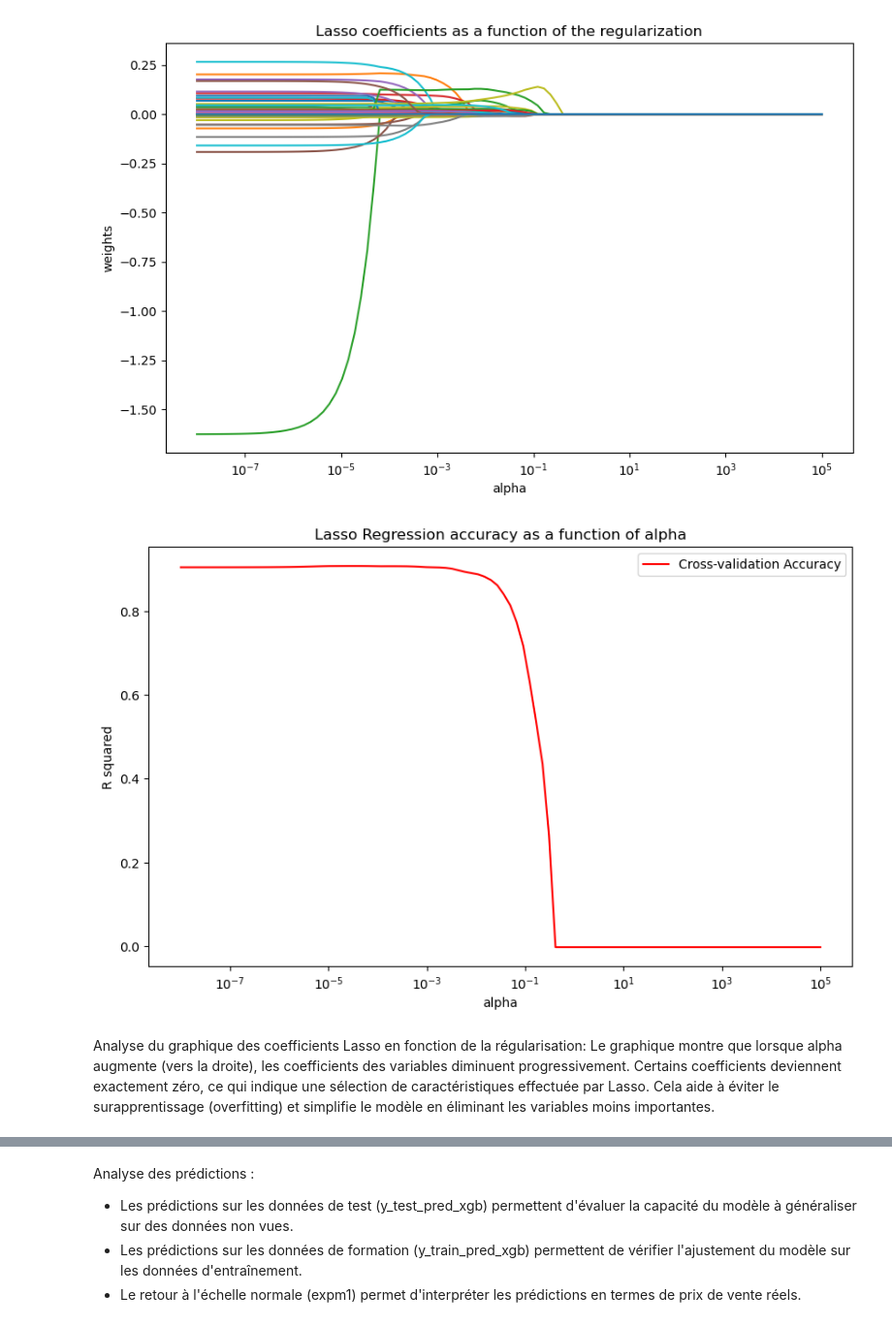
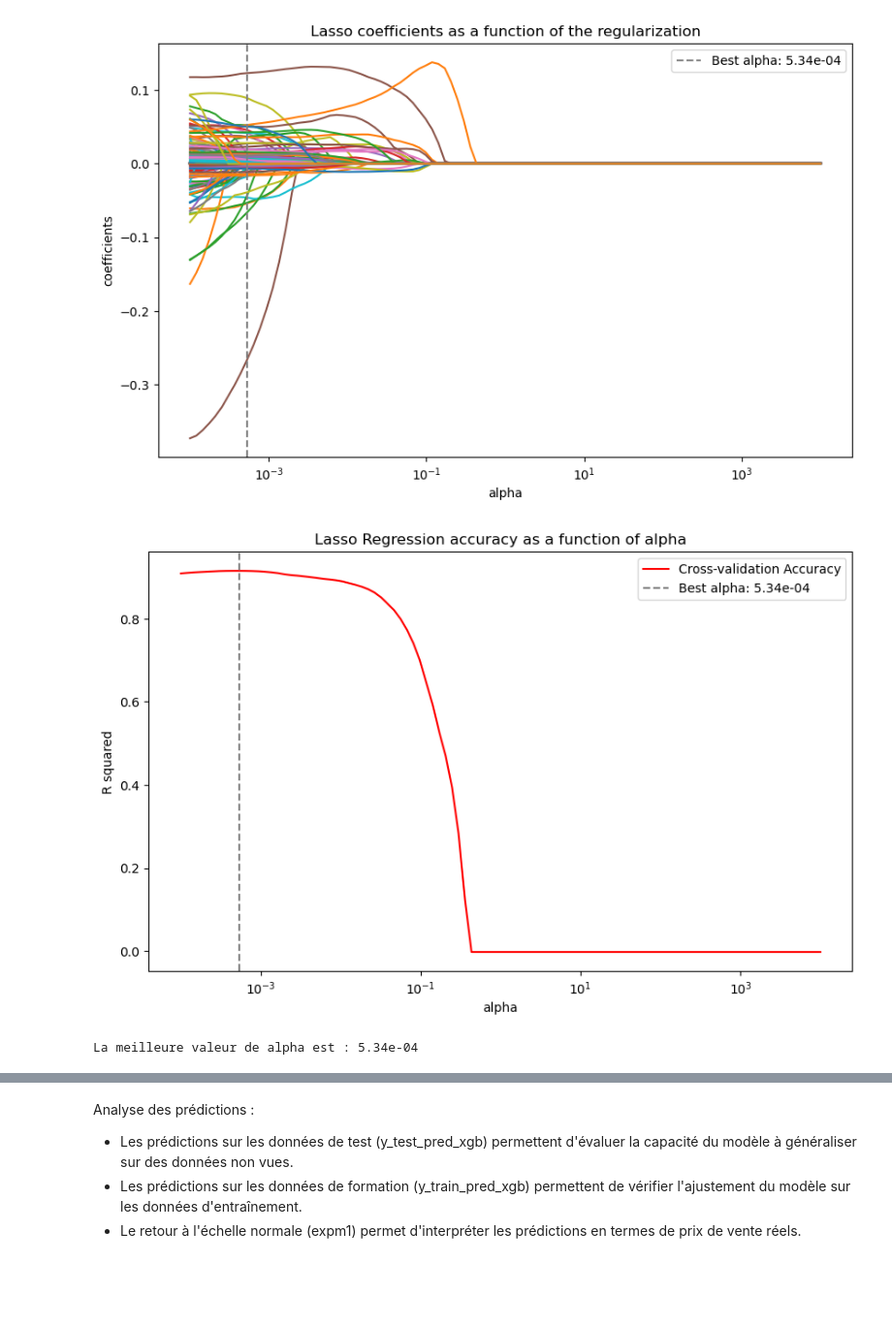
Before and after one commit to blerdon/HousePrices, a Jupyter notebook: HousePrices.ipynb, the cells around one changed output, grey strips where cells are left out. Shown at 97% size. Cells and saved outputs as stored; diff of their text form; code cells hidden in the pictures; blank space fills up the shorter version.

```diff
--- a/HousePrices.ipynb
+++ b/HousePrices.ipynb
@@ -182,53 +236,57 @@ Ces fortes corrélations peuvent indiquer une redondance de l'information entre
 # %%
+import numpy as np
+import matplotlib.pyplot as plt
+from sklearn.linear_model import Lasso
+from sklearn.model_selection import cross_val_score
+from sklearn.exceptions import ConvergenceWarning
+import warnings
+
+# Filtrer les avertissements de convergence
+warnings.filterwarnings('ignore', category=ConvergenceWarning)
+
 # Définir les alphas pour Lasso
-# Les alphas sont les paramètres de régularisation qui contrôlent la complexité du modèle Lasso.
-# Nous utilisons une gamme large d'alphas pour trouver la meilleure valeur de régularisation.
-lasso_alphas = 10**np.linspace(-8, 5, 100)
+lasso_alphas = 10**np.linspace(-4, 4, 100)
 
-# Entraînement de la régression Lasso et collecte des coefficients
-# Pour chaque valeur de alpha, nous entraînons un modèle Lasso et enregistrons les coefficients et les scores de validation croisée.
-lasso_regression = Lasso(max_iter=10000)
+# Entraînement de la régression Lasso et collecte des coefficients et scores de validation croisée
+lasso_regression = Lasso(max_iter=20000)
 lasso_coefs = []
 lasso_cv = []
 
 for alpha in lasso_alphas:
     lasso_regression.set_params(alpha=alpha)
     lasso_regression.fit(X_train_df, y_train)
     lasso_coefs.append(lasso_regression.coef_)
-    lasso_cv.append(cross_val_score(lasso_regression, X_train_df, y_train, cv=5, scoring='r2').mean())
+    scores = cross_val_score(lasso_regression, X_train_df, y_train, cv=5, scoring='r2')
+    lasso_cv.append(scores.mean())
+
+# Trouver l'alpha avec la meilleure précision (score moyen le plus élevé)
+best_alpha = lasso_alphas[np.argmax(lasso_cv)]
 
 # Tracer les coefficients en fonction des alphas
-# Ce graphique montre comment les coefficients des caractéristiques changent en fonction de la régularisation.
-# Lorsque alpha augmente, la régularisation devient plus forte, ce qui pousse les coefficients vers zéro.
 plt.figure(figsize=(10, 6))
 ax = plt.gca()
 ax.plot(lasso_alphas, lasso_coefs)
 plt.xscale('log')
 plt.xlabel('alpha')
-plt.ylabel('weights')
+plt.ylabel('coefficients')
 plt.title('Lasso coefficients as a function of the regularization')
+plt.axvline(x=best_alpha, color='grey', linestyle='--', label=f'Best alpha: {best_alpha:.2e}')
+plt.legend()
 plt.show()
 
 # Tracer la précision en fonction des alphas
-# Ce graphique montre comment la précision du modèle (R^2) change en fonction de la régularisation.
-# Il aide à identifier la valeur optimale de alpha qui maximise la précision du modèle.
 plt.figure(figsize=(10, 6))
 plt.plot(lasso_alphas, lasso_cv, color='red', label='Cross-validation Accuracy')
-
-# Ajouter des titres et des étiquettes
+plt.axvline(x=best_alpha, color='grey', linestyle='--', label=f'Best alpha: {best_alpha:.2e}')
 plt.xscale('log')
 plt.xlabel('alpha')
 plt.ylabel('R squared')
 plt.title('Lasso Regression accuracy as a function of alpha')
 plt.legend()
+plt.show()
 
-# Afficher le graphique
-plt.show()
+print(f"La meilleure valeur de alpha est : {best_alpha:.2e}")
 # %% [output]
-[figure, old version]
+[figure, new version]
-[figure, old version]
+[figure, new version]
+La meilleure valeur de alpha est : 5.34e-04
-# %% [markdown]
-Analyse du graphique des coefficients Lasso en fonction de la régularisation:
-Le graphique montre que lorsque alpha augmente (vers la droite), les coefficients des variables diminuent progressivement.
-Certains coefficients deviennent exactement zéro, ce qui indique une sélection de caractéristiques effectuée par Lasso.
-Cela aide à éviter le surapprentissage (overfitting) et simplifie le modèle en éliminant les variables moins importantes.
```
Also changed, not shown: parts of 33 cells of this notebook.
